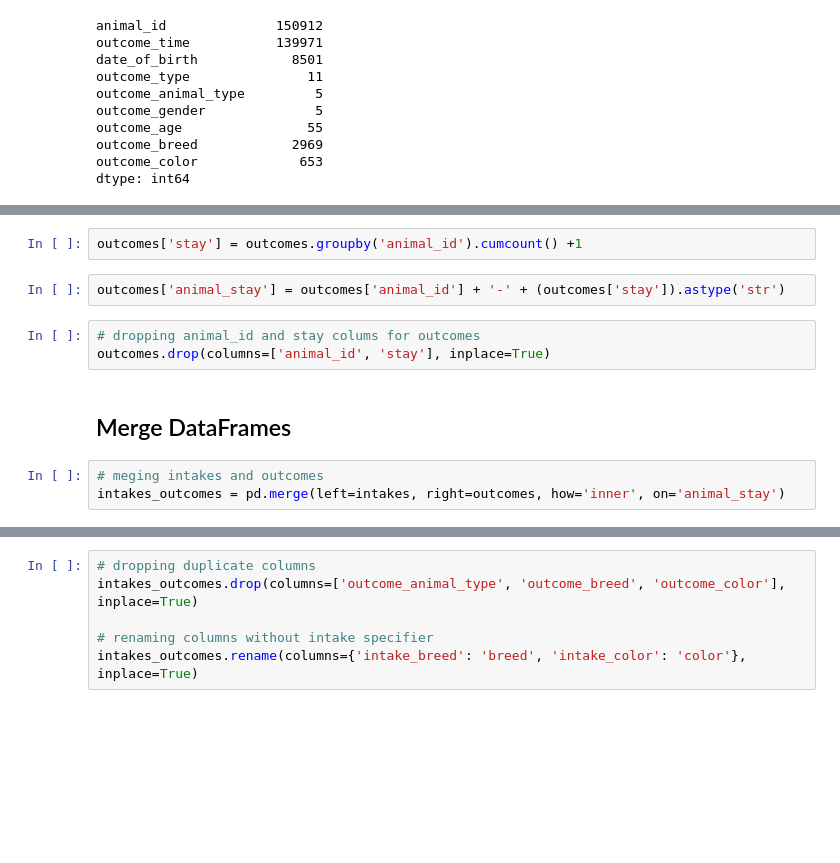
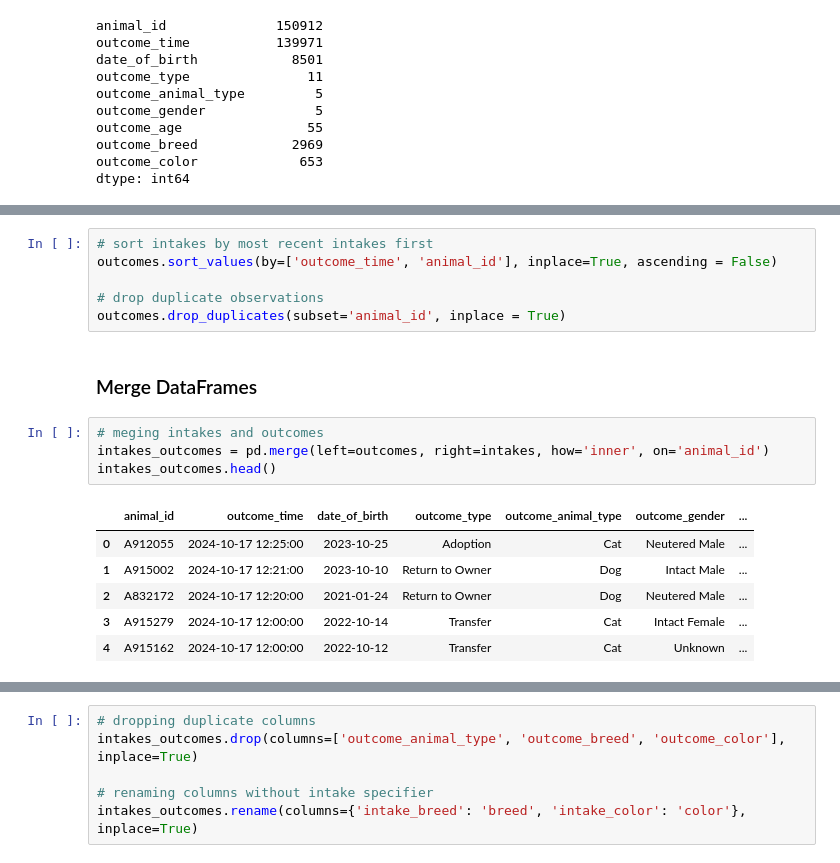
Before and after one commit to kncramer/animal-shelter-outcomes, a Jupyter notebook: code/01-data-cleaning.ipynb, the cells around one changed output, grey strips where cells are left out. Cells and saved outputs as stored; diff of their text form; blank space fills up the shorter version.

```diff
--- a/code/01-data-cleaning.ipynb
+++ b/code/01-data-cleaning.ipynb
@@ -203,12 +171,19 @@ outcomes.head()
-# %%
-outcomes['stay'] = outcomes.groupby('animal_id').cumcount() +1
-# %%
-outcomes['animal_stay'] = outcomes['animal_id'] + '-' + (outcomes['stay']).astype('str')
-# %%
-# dropping animal_id and stay colums for outcomes
-outcomes.drop(columns=['animal_id', 'stay'], inplace=True)
+# %%
+# sort intakes by most recent intakes first
+outcomes.sort_values(by=['outcome_time', 'animal_id'], inplace=True, ascending = False)
+
+# drop duplicate observations
+outcomes.drop_duplicates(subset='animal_id', inplace = True)
 # %% [markdown]
-## Merge DataFrames
+### Merge DataFrames
 # %%
 # meging intakes and outcomes
-intakes_outcomes = pd.merge(left=intakes, right=outcomes, how='inner', on='animal_stay')
+intakes_outcomes = pd.merge(left=outcomes, right=intakes, how='inner', on='animal_id')
+intakes_outcomes.head()
+# %% [output]
+|  | animal_id | outcome_time | date_of_birth | outcome_type | outcome_animal_type | outcome_gender | ... |
+| 0 | A912055 | 2024-10-17 12:25:00 | 2023-10-25 | Adoption | Cat | Neutered Male | ... |
+| 1 | A915002 | 2024-10-17 12:21:00 | 2023-10-10 | Return to Owner | Dog | Intact Male | ... |
+| 2 | A832172 | 2024-10-17 12:20:00 | 2021-01-24 | Return to Owner | Dog | Neutered Male | ... |
+| 3 | A915279 | 2024-10-17 12:00:00 | 2022-10-14 | Transfer | Cat | Intact Female | ... |
+| 4 | A915162 | 2024-10-17 12:00:00 | 2022-10-12 | Transfer | Cat | Unknown | ... |
```
Also changed, not shown: parts of 32 cells of this notebook, 1 other file.
